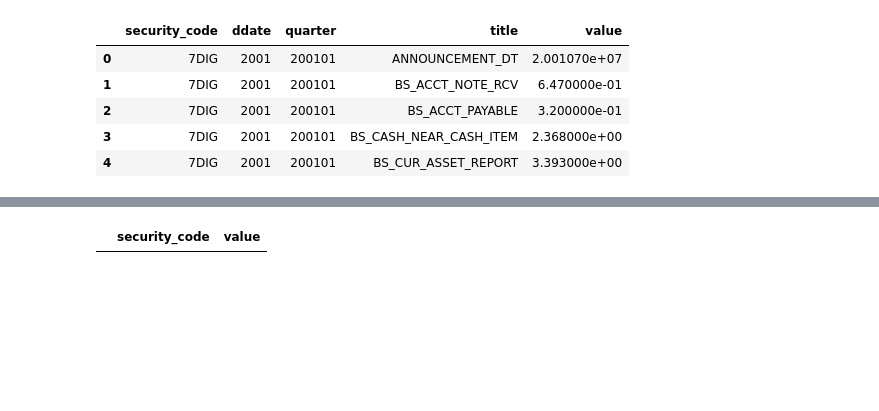
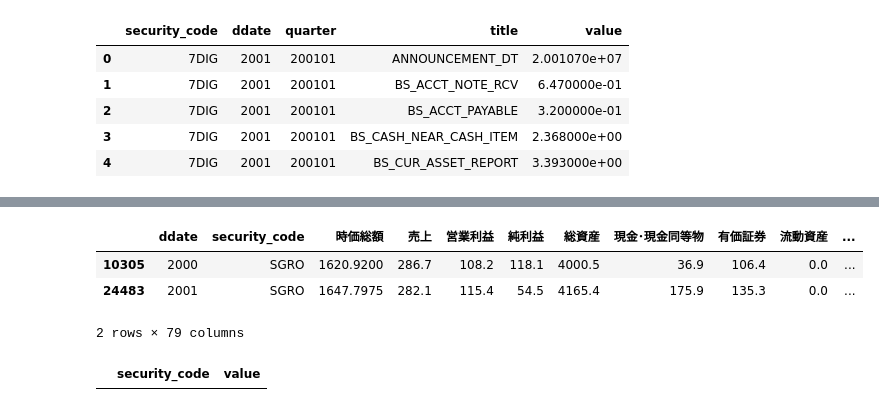
Before and after one commit to yueying-teng/RF, a Jupyter notebook: LN_Data_check.ipynb, the cells around one changed output, grey strips where cells are left out. Saved outputs shown, nothing was run; the diff lists cells and outputs as text; code cells hidden in the pictures; blank space fills up the shorter version.

```diff
--- a/LN_Data_check.ipynb
+++ b/LN_Data_check.ipynb
@@ -59,3 +62,10 @@ unadjust.head()
+# %%
+unadjust[unadjust['value'] == 0]
+# %% [output]
+|  | ddate | security_code | 時価総額 | 売上 | 営業利益 | 純利益 | 総資産 | 現金･現金同等物 | 有価証券 | 流動資産 | ... |
+| 10305 | 2000 | SGRO | 1620.9200 | 286.7 | 108.2 | 118.1 | 4000.5 | 36.9 | 106.4 | 0.0 | ... |
+| 24483 | 2001 | SGRO | 1647.7975 | 282.1 | 115.4 | 54.5 | 4165.4 | 175.9 | 135.3 | 0.0 | ... |
+2 rows × 79 columns
 # %%
 # any zero or below zero MKTCAP vlaue
 mktcap_value = unadjust[unadjust['title'] == 'HISTORICAL_MARKET_CAP'][['security_code', 'value']]
```
Also changed, not shown: parts of 6 cells of this notebook.
